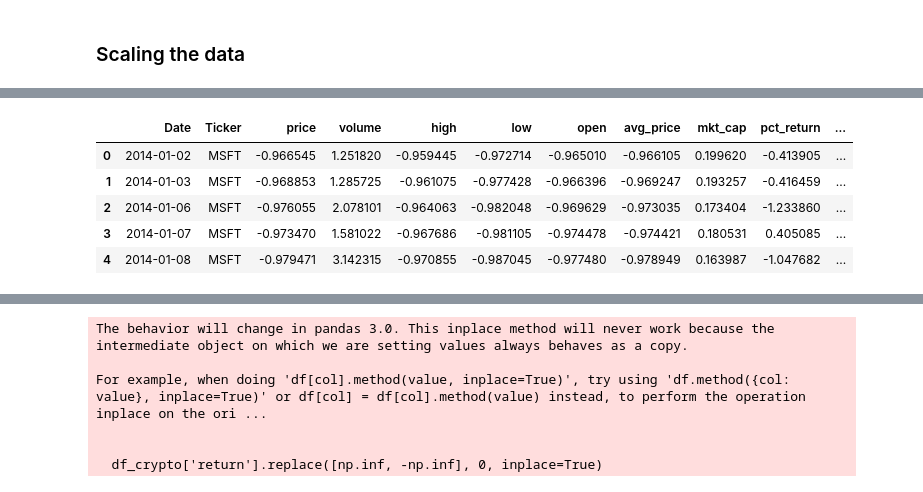
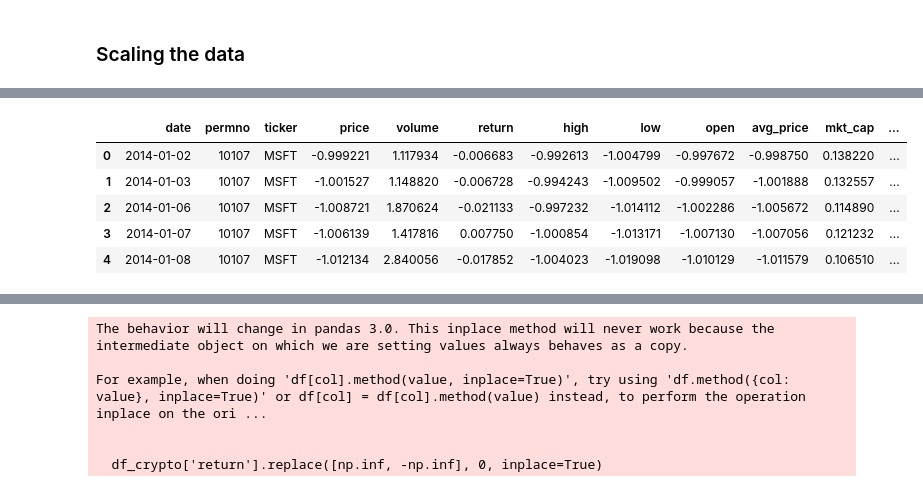
Before and after one commit to senaruetschlin/Investor_Attention, a Jupyter notebook: googletrends_AB_new copy.ipynb, the cells around one changed output, grey strips where cells are left out. Drawn from its saved outputs; the diff is of its cells as text; code cells hidden in the pictures.

Commit message:
final scaled updates

```diff
--- a/googletrends_AB_new copy.ipynb
+++ b/googletrends_AB_new copy.ipynb
@@ -571,3 +571,8 @@ df_filtered.to_csv("google_trends/stock_price/VISA_price_trends.csv")
 # %%
 from sklearn.preprocessing import StandardScaler
 import numpy as np
+# %%
+df_scaled = pd.read_csv("stocks_combined_unscaled.csv", index_col=0)
+
+df_scaled['volatility'] = df_scaled['high'] - df_scaled['low']
+df_scaled.head()
@@ -574,21 +586,20 @@ import numpy as np
 # %%
-df_scaled = pd.read_csv("calculated_vol.csv")
 
 # Select numerical columns for scaling
-numerical_columns = ['price', 'volume', 'high', 'low', 'open', 'avg_price', 'mkt_cap', 'pct_return', 'name_price_attention', 'vol']
+numerical_columns = ['price', 'volume', 'high', 'low', 'open', 'avg_price', 'mkt_cap', 'pct_return', 'name_price_attention', 'volatility']
 
 # Initialize the scaler
 scaler = StandardScaler()
 
 # Fit and transform the data
 df_scaled[numerical_columns] = scaler.fit_transform(df_scaled[numerical_columns])
 
 # Check the new dataframe
 df_scaled.head()
 # %% [output]
-|  | Date | Ticker | price | volume | high | low | open | avg_price | mkt_cap | pct_return | ... |
-| 0 | 2014-01-02 | MSFT | -0.966545 | 1.251820 | -0.959445 | -0.972714 | -0.965010 | -0.966105 | 0.199620 | -0.413905 | ... |
-| 1 | 2014-01-03 | MSFT | -0.968853 | 1.285725 | -0.961075 | -0.977428 | -0.966396 | -0.969247 | 0.193257 | -0.416459 | ... |
-| 2 | 2014-01-06 | MSFT | -0.976055 | 2.078101 | -0.964063 | -0.982048 | -0.969629 | -0.973035 | 0.173404 | -1.233860 | ... |
-| 3 | 2014-01-07 | MSFT | -0.973470 | 1.581022 | -0.967686 | -0.981105 | -0.974478 | -0.974421 | 0.180531 | 0.405085 | ... |
-| 4 | 2014-01-08 | MSFT | -0.979471 | 3.142315 | -0.970855 | -0.987045 | -0.977480 | -0.978949 | 0.163987 | -1.047682 | ... |
+|  | date | permno | ticker | price | volume | return | high | low | open | avg_price | mkt_cap | ... |
+| 0 | 2014-01-02 | 10107 | MSFT | -0.999221 | 1.117934 | -0.006683 | -0.992613 | -1.004799 | -0.997672 | -0.998750 | 0.138220 | ... |
+| 1 | 2014-01-03 | 10107 | MSFT | -1.001527 | 1.148820 | -0.006728 | -0.994243 | -1.009502 | -0.999057 | -1.001888 | 0.132557 | ... |
+| 2 | 2014-01-06 | 10107 | MSFT | -1.008721 | 1.870624 | -0.021133 | -0.997232 | -1.014112 | -1.002286 | -1.005672 | 0.114890 | ... |
+| 3 | 2014-01-07 | 10107 | MSFT | -1.006139 | 1.417816 | 0.007750 | -1.000854 | -1.013171 | -1.007130 | -1.007056 | 0.121232 | ... |
+| 4 | 2014-01-08 | 10107 | MSFT | -1.012134 | 2.840056 | -0.017852 | -1.004023 | -1.019098 | -1.010129 | -1.011579 | 0.106510 | ... |
```
Also changed, not shown: parts of 2 cells of this notebook, 1 other file.
